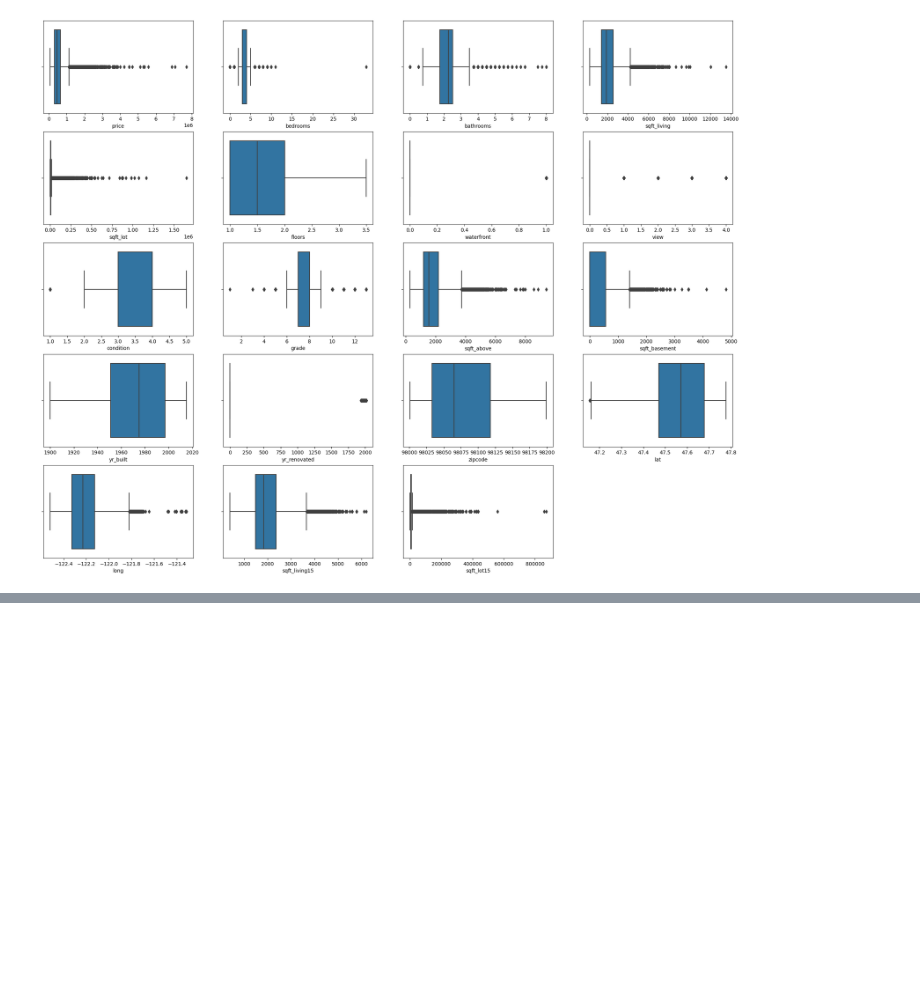
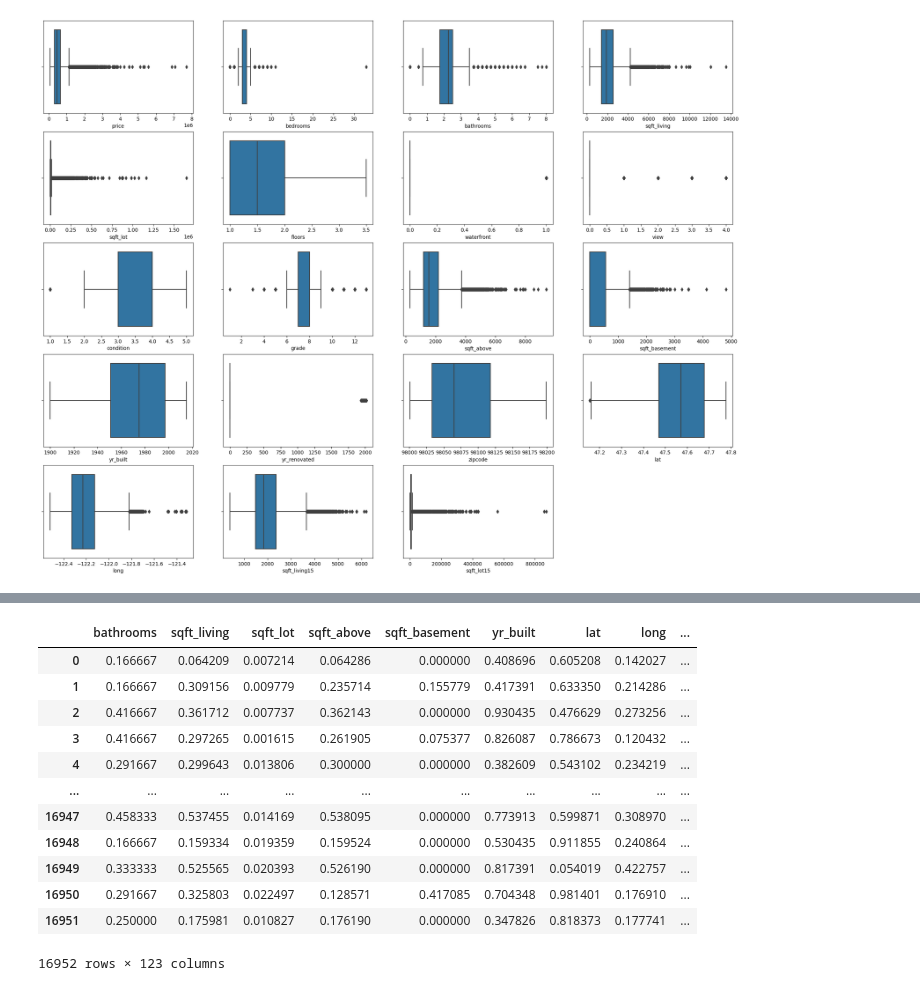
Before and after one commit to isoori/House-Sales-in-King-County-USA, a Jupyter notebook: Untitled.ipynb, the cells around one changed output, grey strips where cells are left out. Saved outputs shown, nothing was run; the diff lists cells and outputs as text; code cells hidden in the pictures; blank space fills up the shorter version.

```diff
--- a/Untitled.ipynb
+++ b/Untitled.ipynb
@@ -99,0 +172,24 @@ True
+# %%
+features = gdf.drop('price',axis=1)
+target = np.log(gdf['price'])
+x_train, x_test, y_train, y_test = train_test_split(features, target, test_size=0.2, random_state=132)
+# %%
+scaller = MinMaxScaler(feature_range=(0,1))
+xt_train = pd.DataFrame(data=scaller.fit_transform(x_train),columns=x_train.columns)
+xs_train = pd.DataFrame(data=scaller.transform(x_test),columns=x_test.columns)
+# %%
+xt_train
+# %% [output]
+|  | bathrooms | sqft_living | sqft_lot | sqft_above | sqft_basement | yr_built | lat | long | ... |
+| 0 | 0.166667 | 0.064209 | 0.007214 | 0.064286 | 0.000000 | 0.408696 | 0.605208 | 0.142027 | ... |
+| 1 | 0.166667 | 0.309156 | 0.009779 | 0.235714 | 0.155779 | 0.417391 | 0.633350 | 0.214286 | ... |
+| 2 | 0.416667 | 0.361712 | 0.007737 | 0.362143 | 0.000000 | 0.930435 | 0.476629 | 0.273256 | ... |
+| 3 | 0.416667 | 0.297265 | 0.001615 | 0.261905 | 0.075377 | 0.826087 | 0.786673 | 0.120432 | ... |
+| 4 | 0.291667 | 0.299643 | 0.013806 | 0.300000 | 0.000000 | 0.382609 | 0.543102 | 0.234219 | ... |
+| ... | ... | ... | ... | ... | ... | ... | ... | ... | ... |
+| 16947 | 0.458333 | 0.537455 | 0.014169 | 0.538095 | 0.000000 | 0.773913 | 0.599871 | 0.308970 | ... |
+| 16948 | 0.166667 | 0.159334 | 0.019359 | 0.159524 | 0.000000 | 0.530435 | 0.911855 | 0.240864 | ... |
+| 16949 | 0.333333 | 0.525565 | 0.020393 | 0.526190 | 0.000000 | 0.817391 | 0.054019 | 0.422757 | ... |
+| 16950 | 0.291667 | 0.325803 | 0.022497 | 0.128571 | 0.417085 | 0.704348 | 0.981401 | 0.176910 | ... |
+| 16951 | 0.250000 | 0.175981 | 0.010827 | 0.176190 | 0.000000 | 0.347826 | 0.818373 | 0.177741 | ... |
+16952 rows × 123 columns
```
Also changed, not shown: parts of 15 cells of this notebook.
